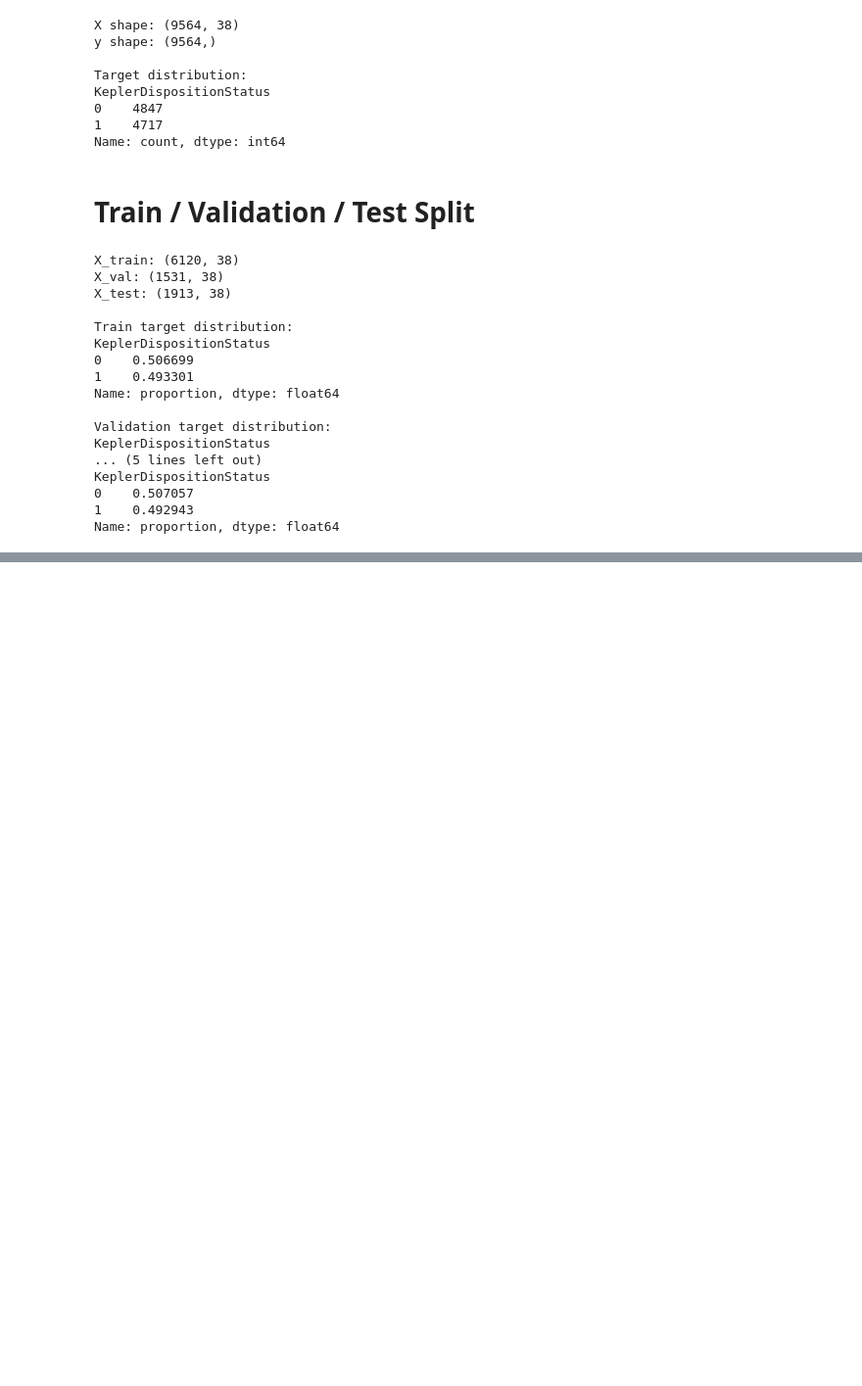
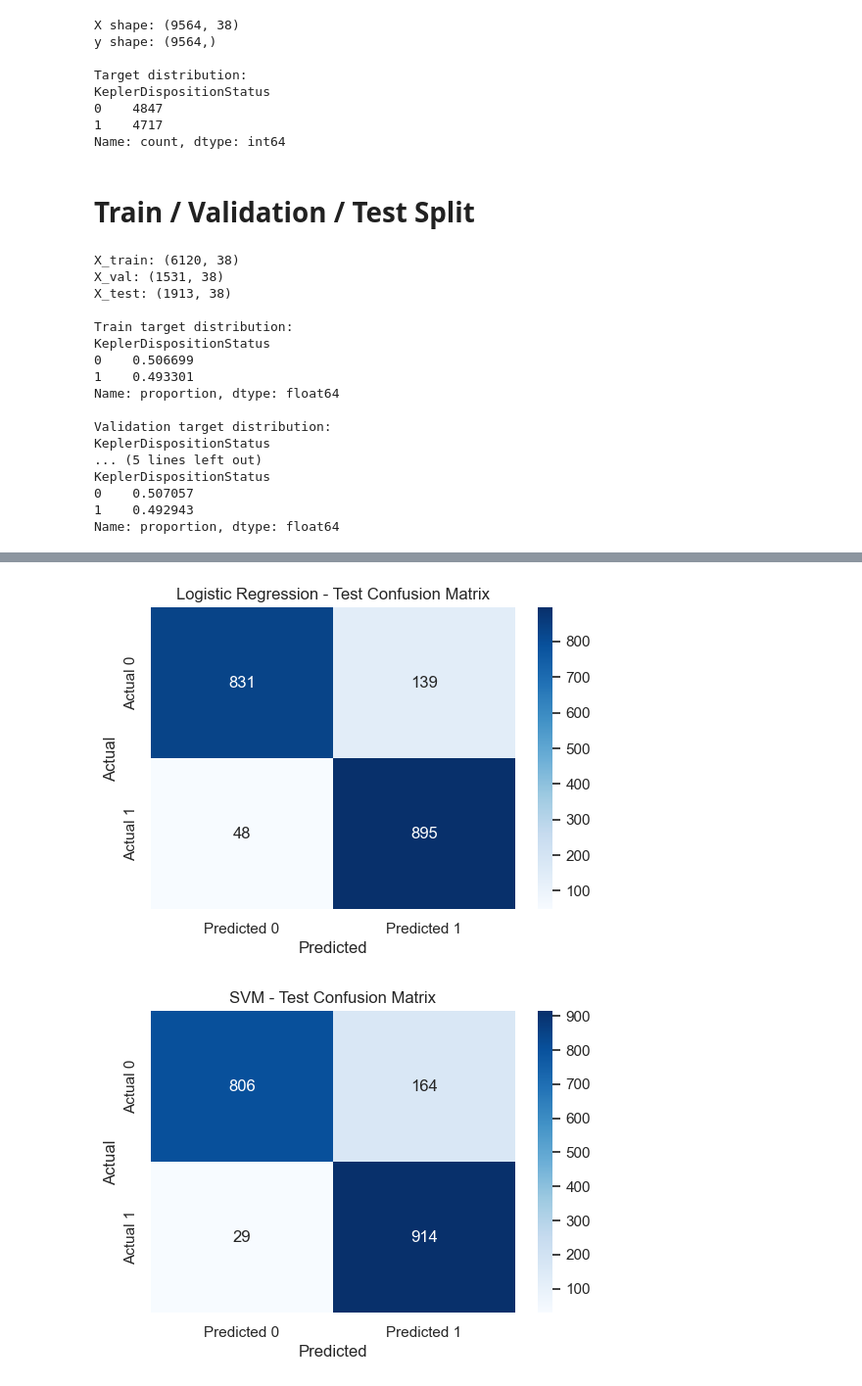
Before and after one commit to Waqarahmedkhan96/Machine-Learning-Lab, a Jupyter notebook: assignment_4_detecting exoplanets/detecting exoplanets.ipynb, the cells around one changed output, grey strips where cells are left out. Shown at 98% size. Saved outputs shown, nothing was run; the diff lists cells and outputs as text; code cells hidden in the pictures; blank space fills up the shorter version.

```diff
--- a/assignment_4_detecting exoplanets/detecting exoplanets.ipynb
+++ b/assignment_4_detecting exoplanets/detecting exoplanets.ipynb
@@ -451,0 +651,15 @@ Name: proportion, dtype: float64
+# %%
+# final scaling
+final_scaler = StandardScaler()
+X_train_val_scaled = final_scaler.fit_transform(X_train_val)
+X_test_scaled = final_scaler.transform(X_test)
+
+# final Logistic Regression
+final_log_model = LogisticRegression(C=best_log_C, max_iter=5000, random_state=42)
+final_log_model.fit(X_train_val_scaled, y_train_val)
+y_test_pred_log = final_log_model.predict(X_test_scaled)
+
+# final SVM
+final_svm_model = SVC(C=best_svm_C, kernel=best_svm_kernel, random_state=42)
+final_svm_model.fit(X_train_val_scaled, y_train_val)
+y_test_pred_svm = final_svm_model.predict(X_test_scaled)
@@ -451,0 +689,33 @@ Name: proportion, dtype: float64
+# %%
+cm_log_test = confusion_matrix(y_test, y_test_pred_log)
+plt.figure(figsize=(6, 4))
+sns.heatmap(
+    cm_log_test,
+    annot=True,
+    fmt="d",
+    cmap="Blues",
+    xticklabels=["Predicted 0", "Predicted 1"],
+    yticklabels=["Actual 0", "Actual 1"]
+)
+plt.title("Logistic Regression - Test Confusion Matrix")
+plt.xlabel("Predicted")
+plt.ylabel("Actual")
+plt.show()
+
+cm_svm_test = confusion_matrix(y_test, y_test_pred_svm)
+plt.figure(figsize=(6, 4))
+sns.heatmap(
+    cm_svm_test,
+    annot=True,
+    fmt="d",
+    cmap="Blues",
+    xticklabels=["Predicted 0", "Predicted 1"],
+    yticklabels=["Actual 0", "Actual 1"]
+)
+plt.title("SVM - Test Confusion Matrix")
+plt.xlabel("Predicted")
+plt.ylabel("Actual")
+plt.show()
+# %% [output]
+[figure, added]
+[figure, added]
```
Also changed, not shown: parts of 18 cells of this notebook.
